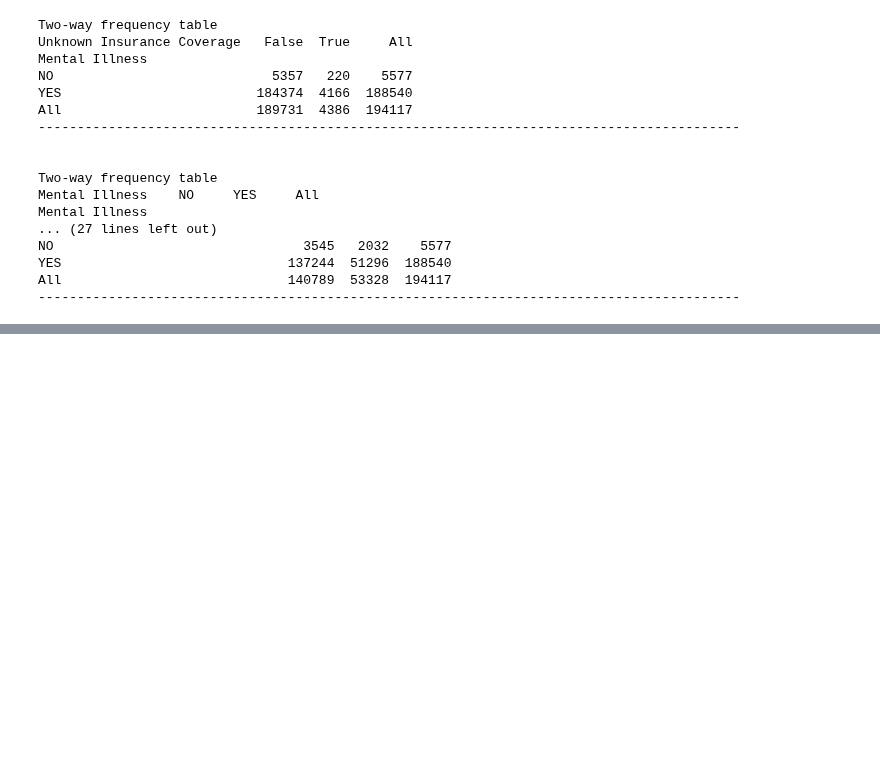
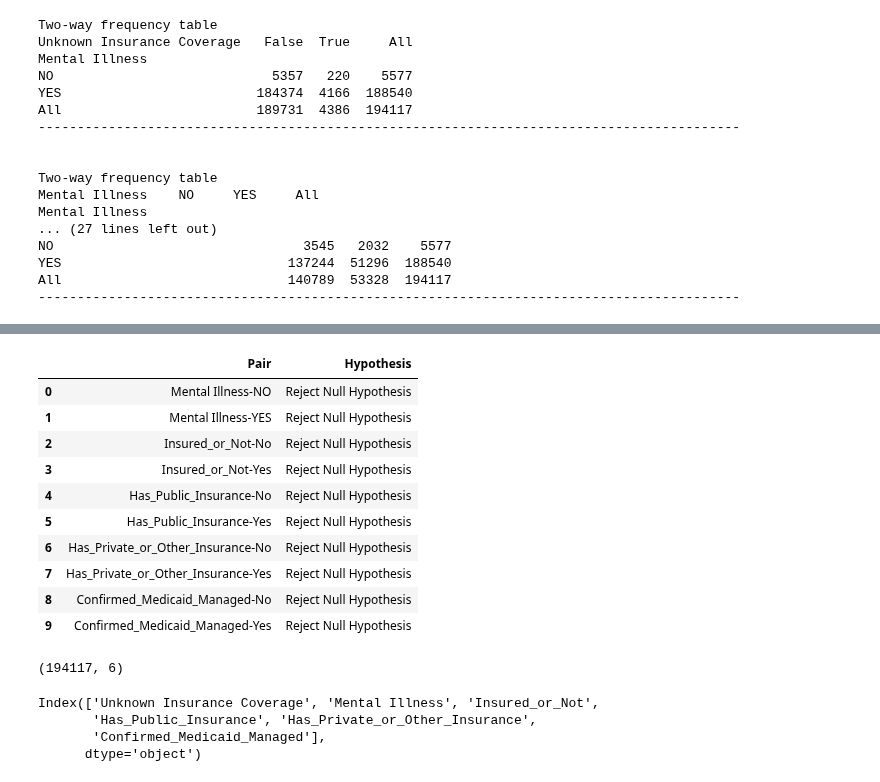
Before and after one commit to rdmouhouadi/Mental_Health_State_Prediction, a Jupyter notebook: Notebooks/EDA/EDA_Insurance_Group.ipynb, the cells around one changed output, grey strips where cells are left out. Saved outputs shown, nothing was run; the diff lists cells and outputs as text; code cells hidden in the pictures; blank space fills up the shorter version.

```diff
--- a/Notebooks/EDA_Insurance_Group.ipynb
+++ b/Notebooks/EDA/EDA_Insurance_Group.ipynb
@@ -193,7 +202,7 @@ All                             140789  53328  194117
 ------------------------------------------------------------------------------------------
 # %%
 # Drop those columns
-Insurance_agg_feat.drop('Mental Illness', axis=1, inplace=True)
+#Insurance_agg_feat.drop('Mental Illness', axis=1, inplace=True)
 
 
-Insurance_agg_feat.head()
+#Insurance_agg_feat.head()
@@ -206,0 +232,21 @@ Insurance_agg_feat.head()
+# %%
+# univariate test
+# https://towardsdatascience.com/categorical-feature-selection-via-chi-square-fc558b09de43/
+#https://machinelearningmastery.com/chi-squared-test-for-machine-learning/
+### test chi square categorical variables
+## This code computes the pairwise chi-squared p-values for categorical features in the Demographic DataFrame.
+## if p-value < 0.05, it indicates a significant association between the feature and the target variable "Mental Illness".
+from scipy.stats import chi2_contingency
+# Select categorical columns (object or category type)
+categorical_cols = Insurance_agg_feat.select_dtypes(include=['object', 'category']).columns
+
+chi2_check = []
+for i in categorical_cols:
+    if chi2_contingency(pd.crosstab(Insurance_agg_feat['Mental Illness'], Insurance_agg_feat[i]))[1] < 0.05:
+        chi2_check.append('Reject Null Hypothesis')
+    else:
+        chi2_check.append('Fail to Reject Null Hypothesis')
+res = pd.DataFrame(data = [categorical_cols, chi2_check]
+             ).T
+res.columns = ['Column', 'Hypothesis']
+print(res)
@@ -206,0 +370,39 @@ Insurance_agg_feat.head()
+# %%
+# the same test but with Bonferroni correction
+# This code computes the pairwise chi-squared p-values for categorical features in the Clinical_cat_agg_feat_merg DataFrame.
+# It then extracts the p-values for the "Mental Illness" column and builds a results DataFrame with correlation labels.
+import pandas as pd
+from scipy.stats import chi2_contingency
+check = {}
+for i in res[res['Hypothesis'] == 'Reject Null Hypothesis']['Column']:
+    dummies = pd.get_dummies(Insurance_agg_feat[i])
+    bon_p_value = 0.05/Insurance_agg_feat[i].nunique()
+    for series in dummies:
+        if chi2_contingency(pd.crosstab(Insurance_agg_feat['Mental Illness'], dummies[series]))[1] < bon_p_value:
+            check['{}-{}'.format(i, series)] = 'Reject Null Hypothesis'
+        else:
+            check['{}-{}'.format(i, series)] = 'Fail to Reject Null Hypothesis'
+res_chi_ph = pd.DataFrame(data = [check.keys(), check.values()]).T
+res_chi_ph.columns = ['Pair', 'Hypothesis']
+res_chi_ph
+# %% [output]
+|  | Pair | Hypothesis |
+| 0 | Mental Illness-NO | Reject Null Hypothesis |
+| 1 | Mental Illness-YES | Reject Null Hypothesis |
+| 2 | Insured_or_Not-No | Reject Null Hypothesis |
+| 3 | Insured_or_Not-Yes | Reject Null Hypothesis |
+| 4 | Has_Public_Insurance-No | Reject Null Hypothesis |
+| 5 | Has_Public_Insurance-Yes | Reject Null Hypothesis |
+| 6 | Has_Private_or_Other_Insurance-No | Reject Null Hypothesis |
+| 7 | Has_Private_or_Other_Insurance-Yes | Reject Null Hypothesis |
+| 8 | Confirmed_Medicaid_Managed-No | Reject Null Hypothesis |
+| 9 | Confirmed_Medicaid_Managed-Yes | Reject Null Hypothesis |
+# %%
+display(Insurance_agg_feat.shape)
+Insurance_agg_feat.columns
+# %% [output]
+(194117, 6)
+Index(['Unknown Insurance Coverage', 'Mental Illness', 'Insured_or_Not',
+       'Has_Public_Insurance', 'Has_Private_or_Other_Insurance',
+       'Confirmed_Medicaid_Managed'],
+      dtype='object')
```
Also changed, not shown: parts of 11 cells of this notebook, 8 other files.
